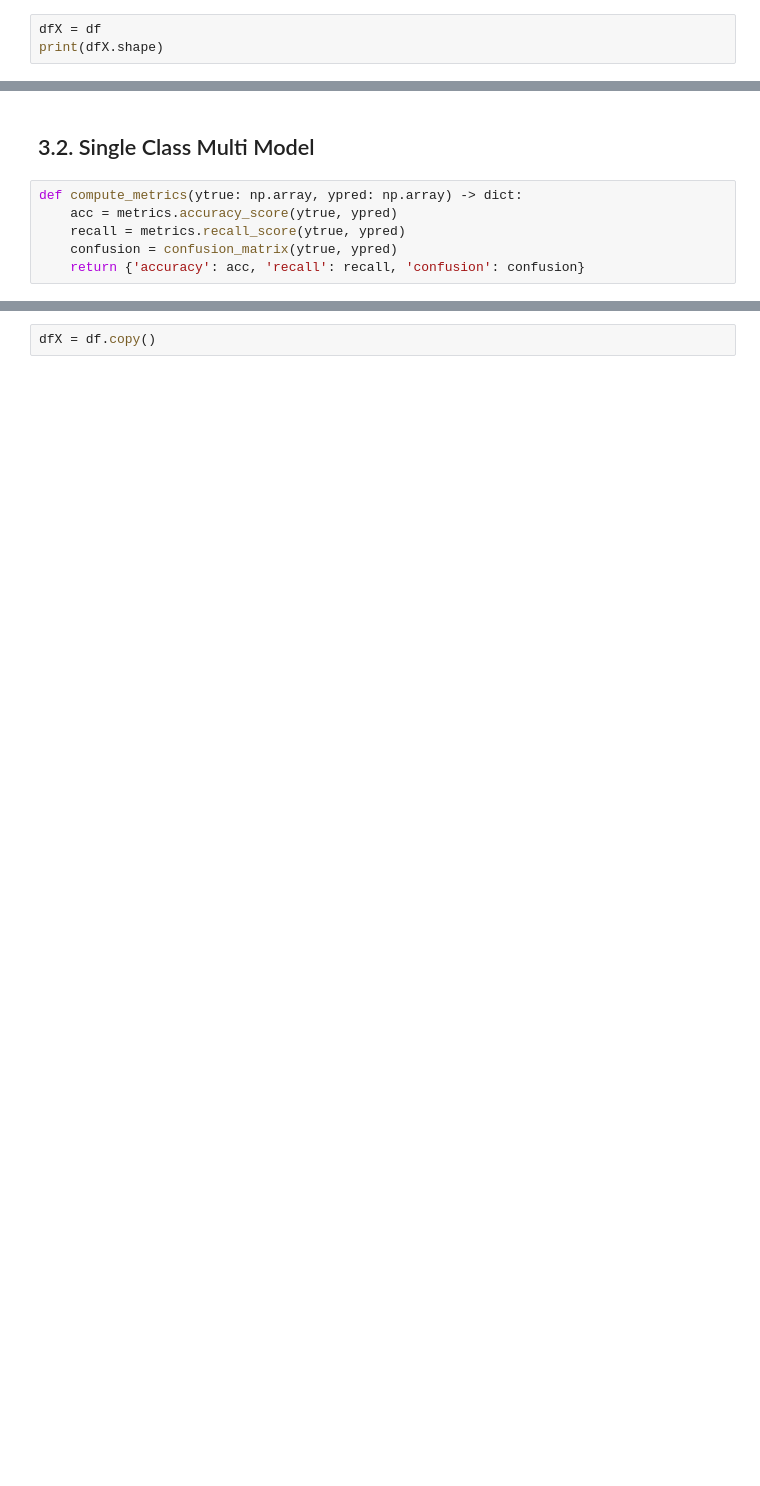
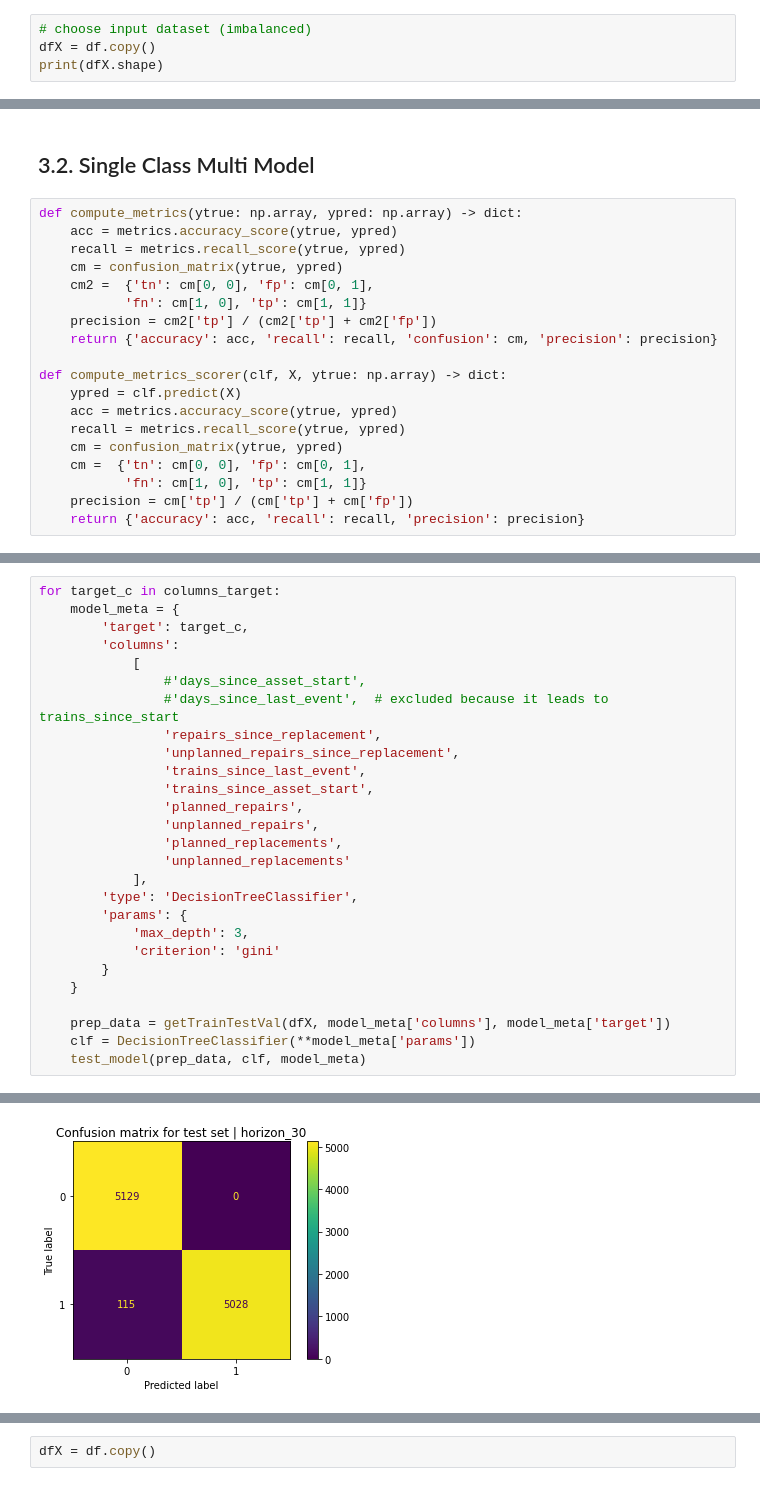
Before and after one commit to diogo-aos/iseg_sml_predictive_maintenance, a Jupyter notebook: predictive_maintenance.ipynb, the cells around one changed output, grey strips where cells are left out. Saved outputs shown, nothing was run; the diff lists cells and outputs as text; blank space fills up the shorter version.

```diff
--- a/predictive_maintenance.ipynb
+++ b/predictive_maintenance.ipynb
@@ -790,5 +1235,6 @@ df_balanced.corr()
 # %% [markdown]
 ### 3.1.3. Data split and feature selection
 # %%
-dfX = df
+# choose input dataset (imbalanced)
+dfX = df.copy()
 print(dfX.shape)
@@ -836,5 +1295,18 @@ print(f"{Xval.shape[0]} \t rows in validation set")
 def compute_metrics(ytrue: np.array, ypred: np.array) -> dict:
     acc = metrics.accuracy_score(ytrue, ypred)
     recall = metrics.recall_score(ytrue, ypred)
-    confusion = confusion_matrix(ytrue, ypred)
-    return {'accuracy': acc, 'recall': recall, 'confusion': confusion}
+    cm = confusion_matrix(ytrue, ypred)
+    cm2 =  {'tn': cm[0, 0], 'fp': cm[0, 1],
+           'fn': cm[1, 0], 'tp': cm[1, 1]}
+    precision = cm2['tp'] / (cm2['tp'] + cm2['fp'])
+    return {'accuracy': acc, 'recall': recall, 'confusion': cm, 'precision': precision}
+
+def compute_metrics_scorer(clf, X, ytrue: np.array) -> dict:
+    ypred = clf.predict(X)
+    acc = metrics.accuracy_score(ytrue, ypred)
+    recall = metrics.recall_score(ytrue, ypred)
+    cm = confusion_matrix(ytrue, ypred)
+    cm =  {'tn': cm[0, 0], 'fp': cm[0, 1],
+           'fn': cm[1, 0], 'tp': cm[1, 1]}
+    precision = cm['tp'] / (cm['tp'] + cm['fp'])
+    return {'accuracy': acc, 'recall': recall, 'precision': precision}
@@ -913,0 +1391,28 @@ with mlflow.start_run(run_name=f"{model_meta['type']}_{target_col}"):
+# %%
+for target_c in columns_target:
+    model_meta = {
+        'target': target_c,
+        'columns':
+            [
+                #'days_since_asset_start',
+                #'days_since_last_event',  # excluded because it leads to trains_since_start
+                'repairs_since_replacement',
+                'unplanned_repairs_since_replacement',
+                'trains_since_last_event',
+                'trains_since_asset_start',
+                'planned_repairs',
+                'unplanned_repairs',
+                'planned_replacements',
+                'unplanned_replacements'
+            ],
+        'type': 'DecisionTreeClassifier',
+        'params': {
+            'max_depth': 3,
+            'criterion': 'gini'
+        }
+    }
+
+    prep_data = getTrainTestVal(dfX, model_meta['columns'], model_meta['target'])
+    clf = DecisionTreeClassifier(**model_meta['params'])
+    test_model(prep_data, clf, model_meta)
+# %% [output]
@@ -913,0 +1436 @@ with mlflow.start_run(run_name=f"{model_meta['type']}_{target_col}"):
+[figure, added]
```
Also changed, not shown: parts of 129 cells of this notebook, 1 other file.
